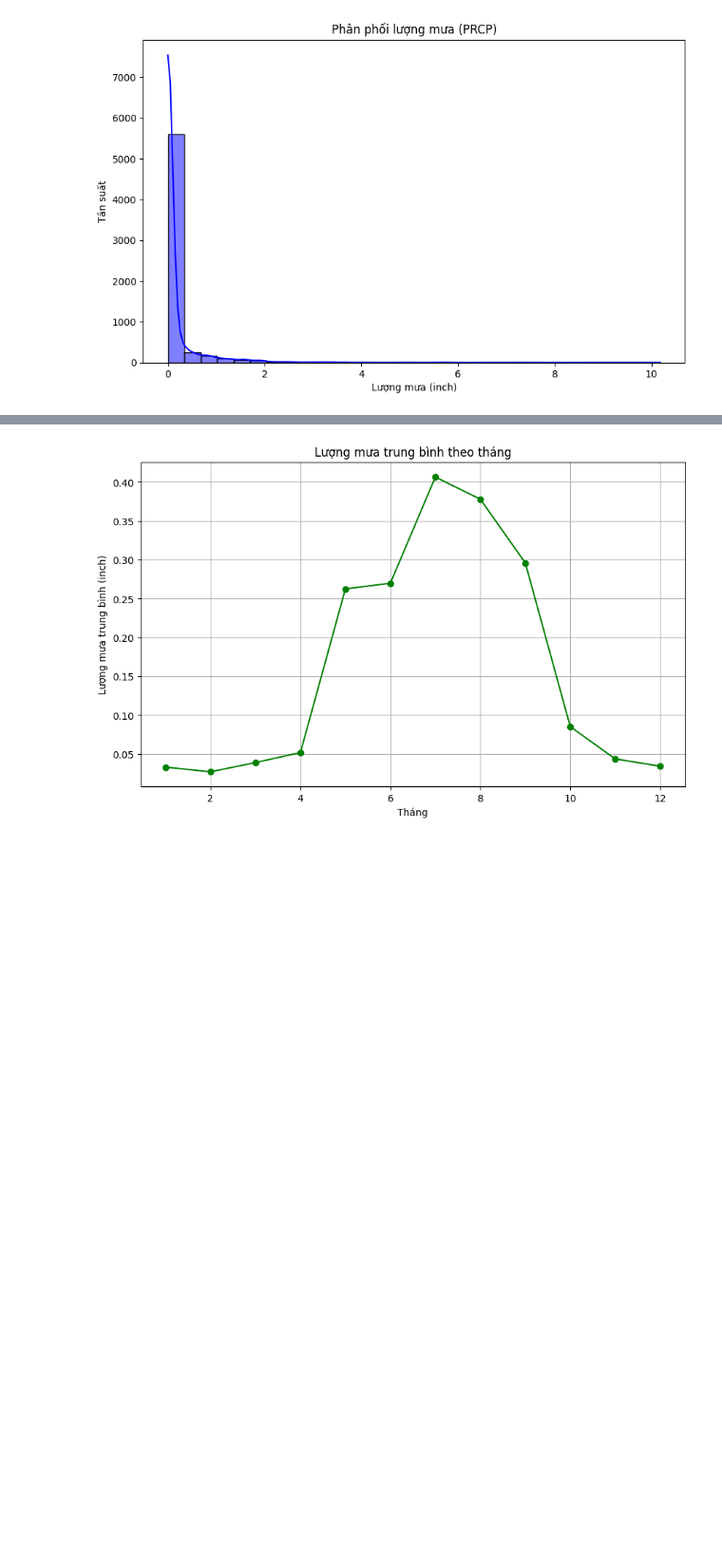
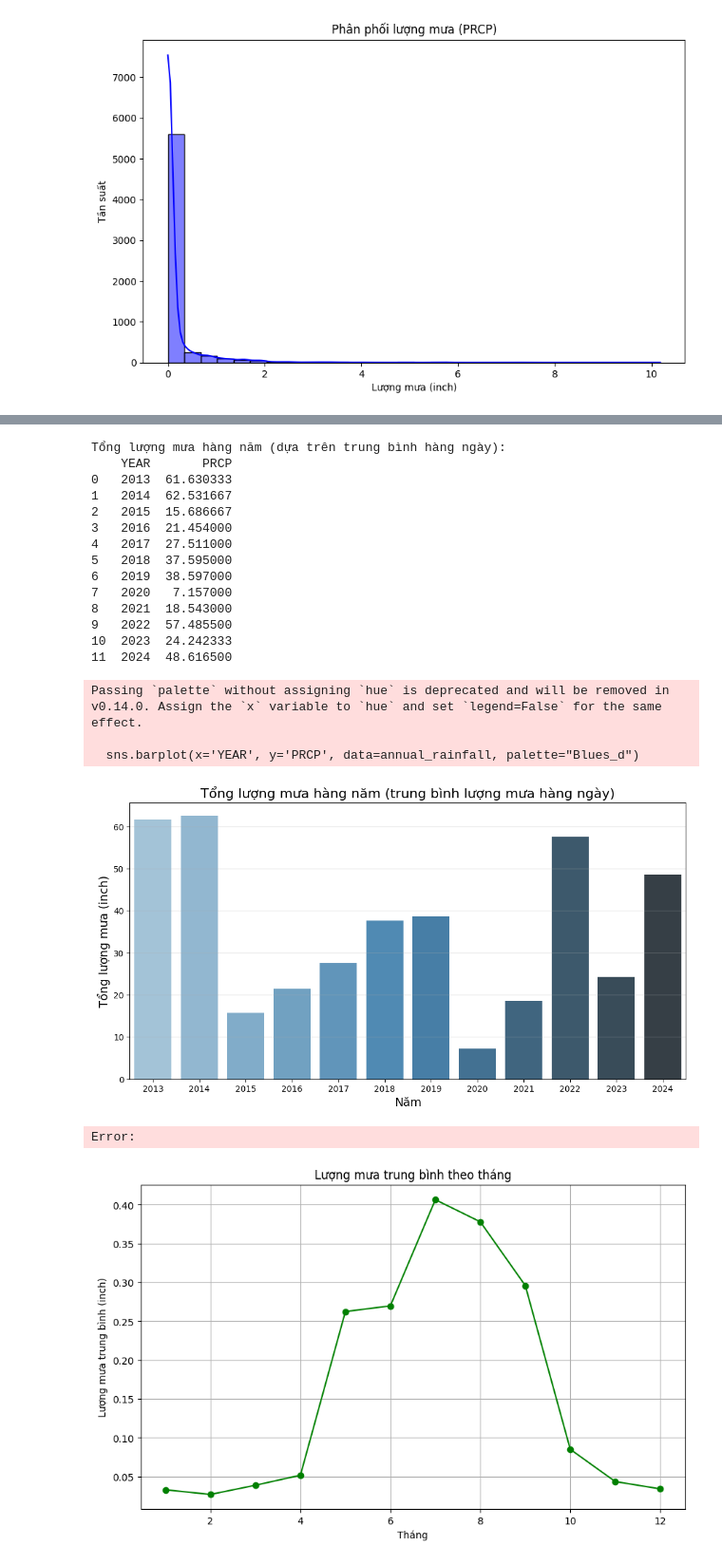
Before and after one commit to huyvanzzz/Data-Processing-Programming, a Jupyter notebook: precipitation.ipynb, the cells around one changed output, grey strips where cells are left out. Shown at 95% size. Saved outputs shown, nothing was run; the diff lists cells and outputs as text; code cells hidden in the pictures; blank space fills up the shorter version.

```diff
--- a/precipitation.ipynb
+++ b/precipitation.ipynb
@@ -26,3 +76,53 @@ plt.show()
+# %%
+# Chuyển cột DATE thành datetime nếu chưa
+df['DATE'] = pd.to_datetime(df['DATE'])
+
+# Tạo cột YEAR từ DATE
+df['YEAR'] = df['DATE'].dt.year
+
+# Nhóm dữ liệu theo ngày và tính trung bình lượng mưa từ các trạm
+daily_avg_rainfall = df.groupby('DATE')['PRCP'].mean().reset_index()
+
+# Thêm cột YEAR vào dữ liệu trung bình hàng ngày
+daily_avg_rainfall['YEAR'] = daily_avg_rainfall['DATE'].dt.year
+
+# Tính tổng lượng mưa hàng năm
+annual_rainfall = daily_avg_rainfall.groupby('YEAR')['PRCP'].sum().reset_index()
+
+# Hiển thị kết quả
+print("Tổng lượng mưa hàng năm (dựa trên trung bình hàng ngày):")
+print(annual_rainfall)
+
+# ----------------------------------------
+# Trực quan hóa tổng lượng mưa hàng năm
+# ----------------------------------------
+plt.figure(figsize=(12, 6))
+sns.barplot(x='YEAR', y='PRCP', data=annual_rainfall, palette="Blues_d")
+plt.title("Tổng lượng mưa hàng năm (trung bình lượng mưa hàng ngày)", fontsize=16)
+plt.xlabel("Năm", fontsize=14)
+plt.ylabel("Tổng lượng mưa (inch)", fontsize=14)
+plt.grid(axis='y', alpha=0.4)
+plt.show()
+# %% [output]
+Tổng lượng mưa hàng năm (dựa trên trung bình hàng ngày):
+    YEAR       PRCP
+0   2013  61.630333
+1   2014  62.531667
+2   2015  15.686667
+3   2016  21.454000
+4   2017  27.511000
+5   2018  37.595000
+6   2019  38.597000
+7   2020   7.157000
+8   2021  18.543000
+9   2022  57.485500
+10  2023  24.242333
+11  2024  48.616500
+Passing `palette` without assigning `hue` is deprecated and will be removed in v0.14.0. Assign the `x` variable to `hue` and set `legend=False` for the same effect.
+
+  sns.barplot(x='YEAR', y='PRCP', data=annual_rainfall, palette="Blues_d")
+[figure, added]
+Error:
 # %%
 monthly_avg_prcp = df.groupby('MONTH')['PRCP'].mean()
 plt.figure(figsize=(10, 6))
```
Also changed, not shown: parts of 3 cells of this notebook, 4 other files.
